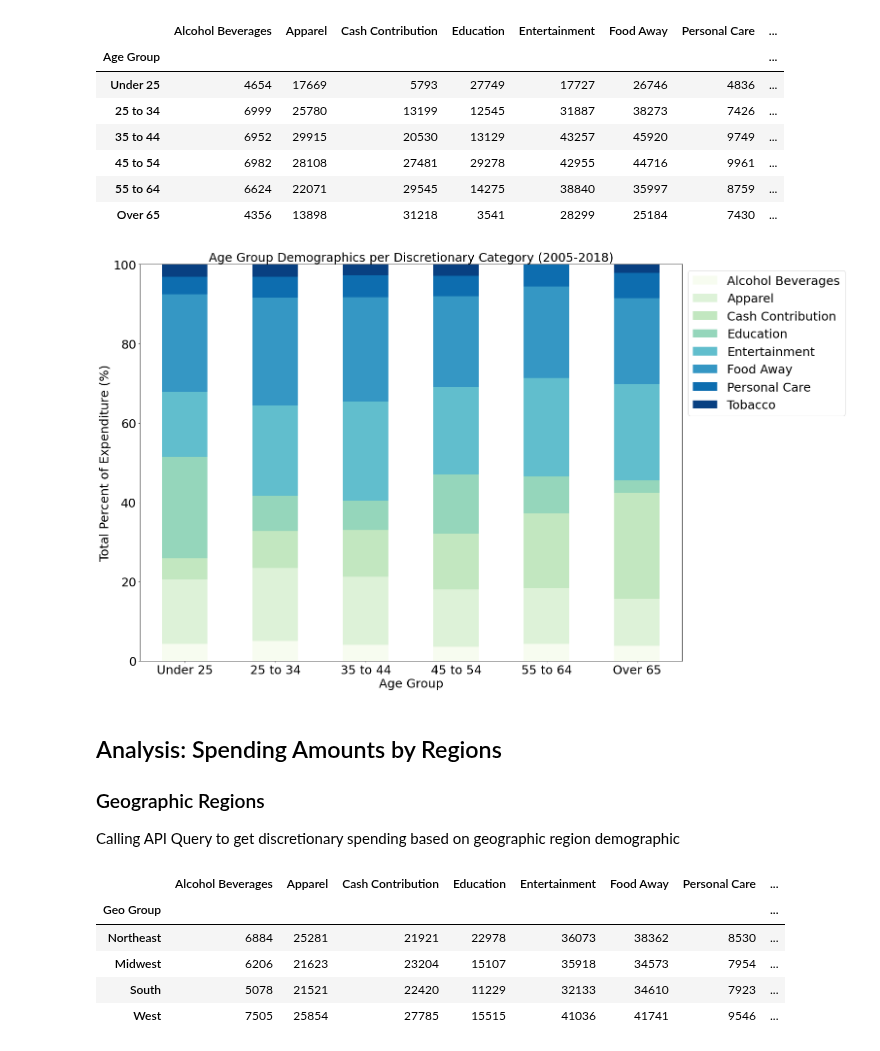
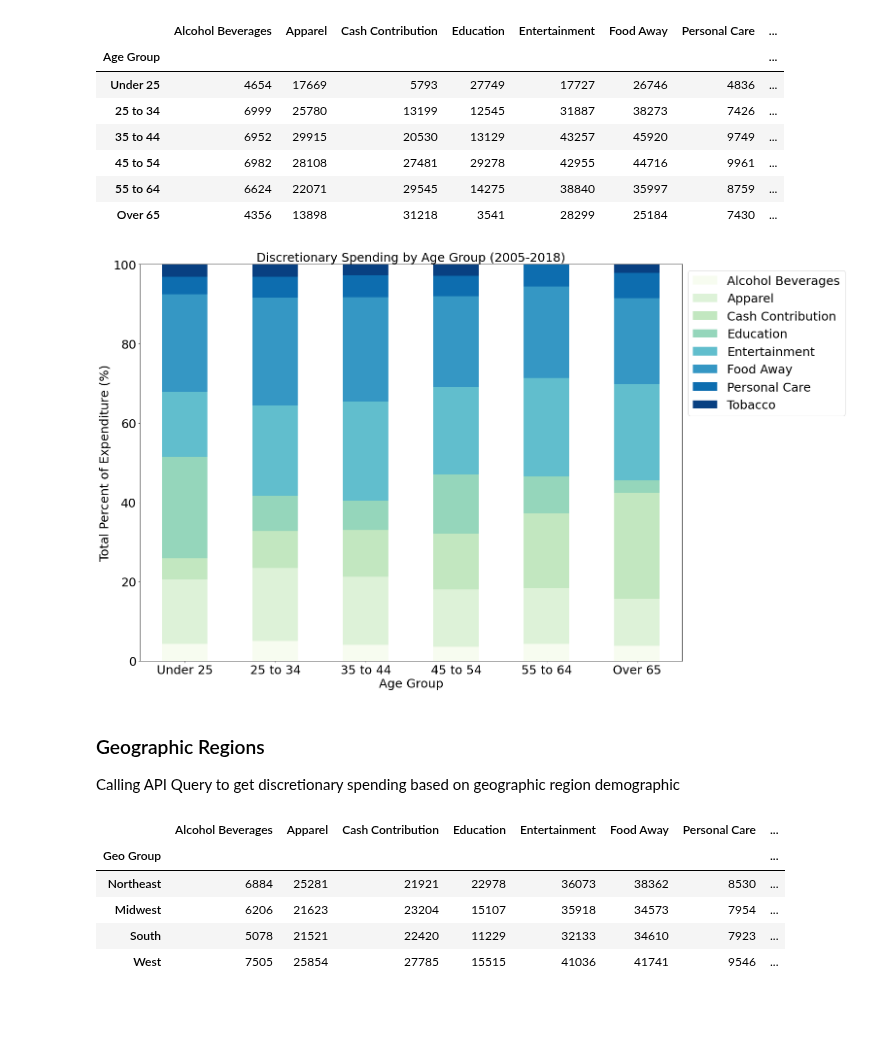
Before and after one commit to joshcoronel/discretionary-spending, a Jupyter notebook: Project_1_main.ipynb, the cells around one changed output. Drawn from its saved outputs; the diff is of its cells as text; code cells hidden in the pictures; blank space fills up the shorter version.

```diff
--- a/Project_1_main.ipynb
+++ b/Project_1_main.ipynb
@@ -361,10 +360,10 @@ age_totals = [AgeUnder25, Age25to34, Age35to44, Age45to54, Age55to64, Age64plus]
 # No data for Tobacco for age groups 55 to 64
 
 # AGE GROUP DF
-name=['Under 25', '25 to 34', '35 to 44', '45 to 54', '55 to 64', "Over 65"]
+age_name=['Under 25', '25 to 34', '35 to 44', '45 to 54', '55 to 64', "Over 65"]
 age_df = pd.DataFrame(data=age_totals,
                       columns=discretionary_labels)
-age_df["Age Group"] = name
+age_df["Age Group"] = age_name
 age_df.set_index("Age Group", drop=True, inplace=True)
 age_df
 # %% [output]
@@ -379,30 +378,28 @@ age_df
 # %%
 # Create stacked bar chart
 
 # Compute the percentage
 age_df = age_df.div(age_df.sum(axis=1), axis=0) * 100
 
 # Plot a stacked barchart
 tocolor = (discretionary_labels)
 colors = plt.get_cmap("GnBu", len(tocolor)) #CHANGE THIS TO EDIT COLORS. SEE CMAP COLOR FORMATS, https://matplotlib.org/3.1.0/tutorials/colors/colormaps.html
 ax = age_df.plot.bar(stacked=True, figsize=(20,15), fontsize=25, colormap=colors)
 
 # Place the legend
 ax.legend(bbox_to_anchor=(1, 1), fontsize=25)
 plt.xticks(rotation=0)
-plt.ylim(0, 100) #CHANGE 100 TO 200000 FOR Y lABEL: VALUE ($)
-plt.title('Age Group Demographics per Discretionary Category (2005-2018)', fontsize=25)
+plt.ylim(0, 100)
+plt.title('Discretionary Spending by Age Group (2005-2018)', fontsize=25)
 plt.xlabel('Age Group', fontsize=25)
 plt.ylabel('Total Percent of Expenditure (%)', fontsize=25)
 
 # Save figure
 plt.savefig('Images/spend_by_age.png')
 plt.show()
 # %% [output]
-[figure, old version]
+[figure, new version]
 # %% [markdown]
-## Analysis: Spending Amounts by Regions
-
 ### Geographic Regions
 Calling API Query to get discretionary spending based on geographic region demographic
 # %%
```
Also changed, not shown: parts of 14 cells of this notebook, 5 other files.
